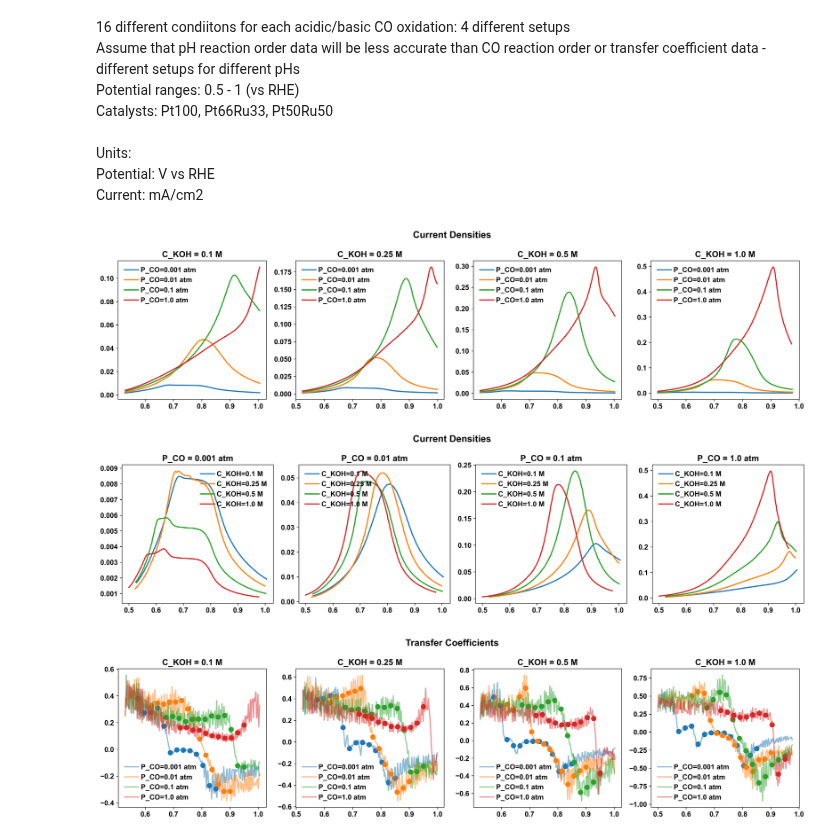
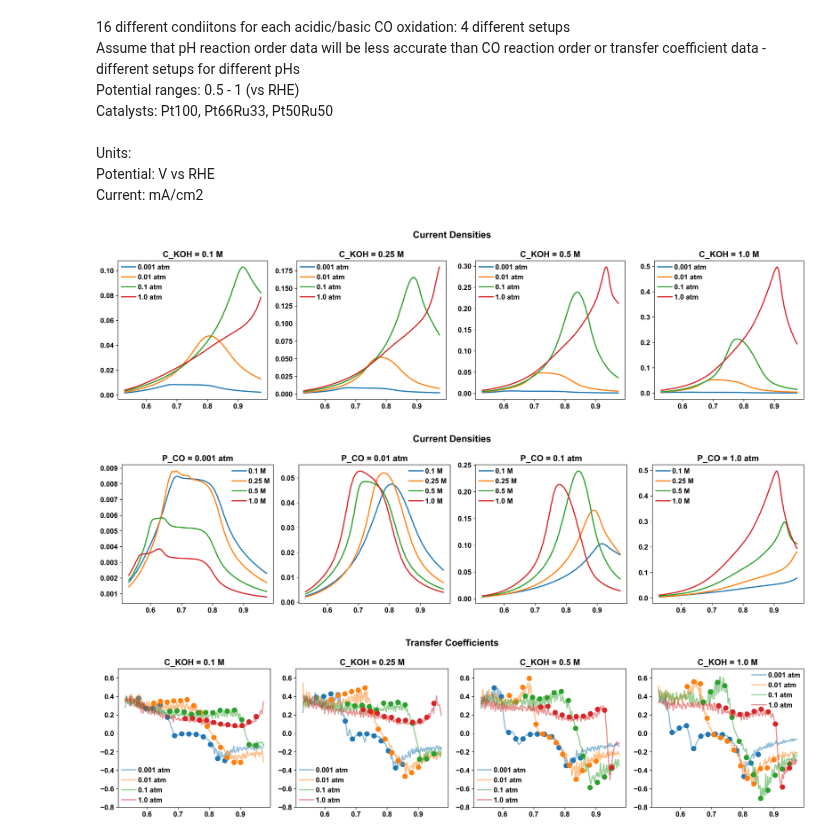
Before and after one commit to awasthivarun/MKM, a Jupyter notebook: CO_oxidation/preprocessing.ipynb, the cells around one changed output. Cells and saved outputs as stored; diff of their text form; code cells hidden in the pictures.

```diff
--- a/CO_oxidation/preprocessing.ipynb
+++ b/CO_oxidation/preprocessing.ipynb
@@ -54,9 +77,9 @@ for i, target_KOH in enumerate(C_KOH_list):
     plt.title(f'C_KOH = {target_KOH} M')
     for (C_KOH, P_CO) in conditions:
         if C_KOH == target_KOH:
-            E = experiments[(C_KOH, P_CO)]['E']
-            j = experiments[(C_KOH, P_CO)]['j']
-            plt.plot(E, j, label=f'P_CO={P_CO} atm')
+            E = experiments_interp[(C_KOH, P_CO)]['E']
+            j = experiments_interp[(C_KOH, P_CO)]['j']
+            plt.plot(E, j, label=f'{P_CO} atm')
     plt.legend()
 plt.tight_layout()
 
@@ -67,14 +90,14 @@ for i, target_CO in enumerate(P_CO_list):
     plt.title(f'P_CO = {target_CO} atm')
     for (C_KOH, P_CO) in conditions:
         if P_CO == target_CO:
-            E = experiments[(C_KOH, P_CO)]['E']
-            j = experiments[(C_KOH, P_CO)]['j']
-            plt.plot(E, j, label=f'C_KOH={C_KOH} M')
+            E = experiments_interp[(C_KOH, P_CO)]['E']
+            j = experiments_interp[(C_KOH, P_CO)]['j']
+            plt.plot(E, j, label=f'{C_KOH} M')
     plt.legend()
 plt.tight_layout()
 # %% [output]
-[figure, old version]
+[figure, new version]
-[figure, old version]
+[figure, new version]
 # %%
 # Load Todd's alpha data + classification
 
@@ -89,35 +112,36 @@ for i, (C_KOH, P_CO) in enumerate(conditions):
 # %%
 # Calculate alpha from current data
 
-for condition in experiments:
-    E = experiments[condition]['E']
-    j = experiments[condition]['j']
+for condition in conditions:
+    E = experiments_interp[condition]['E']
+    j = experiments_interp[condition]['j']
     lnj = np.log(j)
 
     alpha = (R*T/F)*np.gradient(lnj, E)
-    experiments[condition]['alpha'] = alpha
+    experiments_interp[condition]['alpha'] = alpha
 # %%
 # Plotting alphas
 
 fig = plt.figure(figsize=(17, 4.5))
 fig.suptitle('Transfer Coefficients', fontsize=16, fontweight='bold')
 for i, target_KOH in enumerate(C_KOH_list):
     plt.subplot(1, 4, i + 1)
     plt.title(f'C_KOH = {target_KOH} M')
     for (C_KOH, P_CO) in conditions:
         if C_KOH == target_KOH:
-            E = experiments[(C_KOH, P_CO)]['E']
-            alpha = experiments[(C_KOH, P_CO)]['alpha']
-            line, = plt.plot(E, alpha, label=f'P_CO={P_CO} atm', alpha=0.5)
+            E = experiments_interp[(C_KOH, P_CO)]['E']
+            alpha = experiments_interp[(C_KOH, P_CO)]['alpha']
+            line, = plt.plot(E, alpha, label=f'{P_CO} atm', alpha=0.5)
 
             E_todd = alpha_todd[(C_KOH, P_CO)]['E']
             alpha_todd_val = alpha_todd[(C_KOH, P_CO)]['alpha']
             plt.plot(E_todd, alpha_todd_val, 'o', markersize=8, color=line.get_color())
 
+    plt.ylim(-0.8, 0.7)
     plt.legend()
 plt.tight_layout()
 # %% [output]
-[figure, old version]
+[figure, new version]
 # %%
 # Load Todd's delta_OH data + classification
 
```
Also changed, not shown: parts of 6 cells of this notebook, 2 other files.
